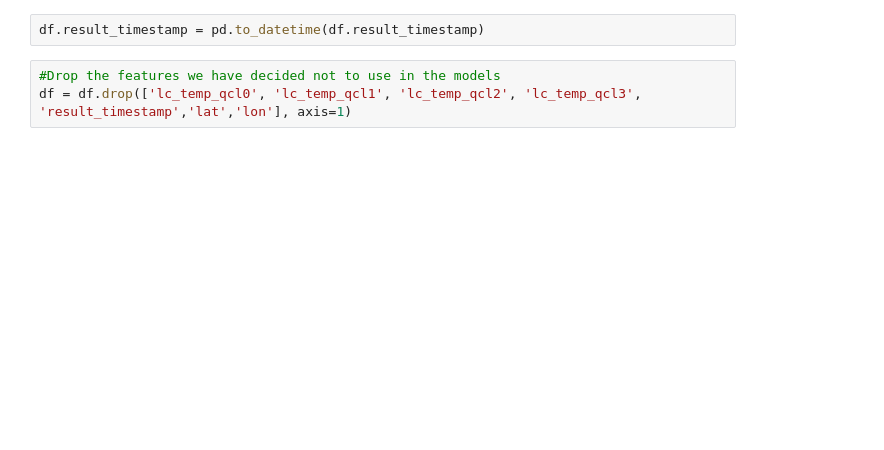
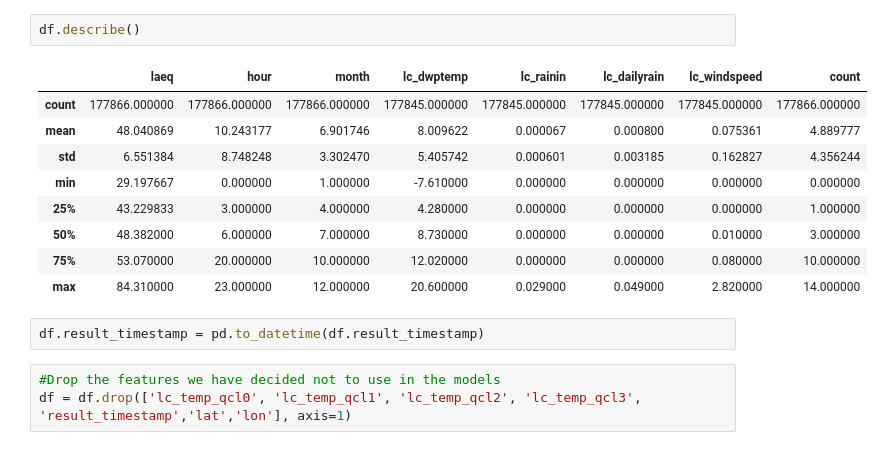
Before and after one commit to giuliabertoldo/mda_2023_monaco, a Jupyter notebook: model.ipynb, the cells around one changed output. Saved outputs shown, nothing was run; the diff lists cells and outputs as text; blank space fills up the shorter version.

```diff
--- a/model.ipynb
+++ b/model.ipynb
@@ -30,3 +20,15 @@ df.head()
+# %%
+df.describe()
+# %% [output]
+|  | laeq | hour | month | lc_dwptemp | lc_rainin | lc_dailyrain | lc_windspeed | count |
+| count | 177866.000000 | 177866.000000 | 177866.000000 | 177845.000000 | 177845.000000 | 177845.000000 | 177845.000000 | 177866.000000 |
+| mean | 48.040869 | 10.243177 | 6.901746 | 8.009622 | 0.000067 | 0.000800 | 0.075361 | 4.889777 |
+| std | 6.551384 | 8.748248 | 3.302470 | 5.405742 | 0.000601 | 0.003185 | 0.162827 | 4.356244 |
+| min | 29.197667 | 0.000000 | 1.000000 | -7.610000 | 0.000000 | 0.000000 | 0.000000 | 0.000000 |
+| 25% | 43.229833 | 3.000000 | 4.000000 | 4.280000 | 0.000000 | 0.000000 | 0.000000 | 1.000000 |
+| 50% | 48.382000 | 6.000000 | 7.000000 | 8.730000 | 0.000000 | 0.000000 | 0.010000 | 3.000000 |
+| 75% | 53.070000 | 20.000000 | 10.000000 | 12.020000 | 0.000000 | 0.000000 | 0.080000 | 10.000000 |
+| max | 84.310000 | 23.000000 | 12.000000 | 20.600000 | 0.029000 | 0.049000 | 2.820000 | 14.000000 |
 # %%
 df.result_timestamp = pd.to_datetime(df.result_timestamp)
 # %%
```
Also changed, not shown: parts of 7 cells of this notebook.
